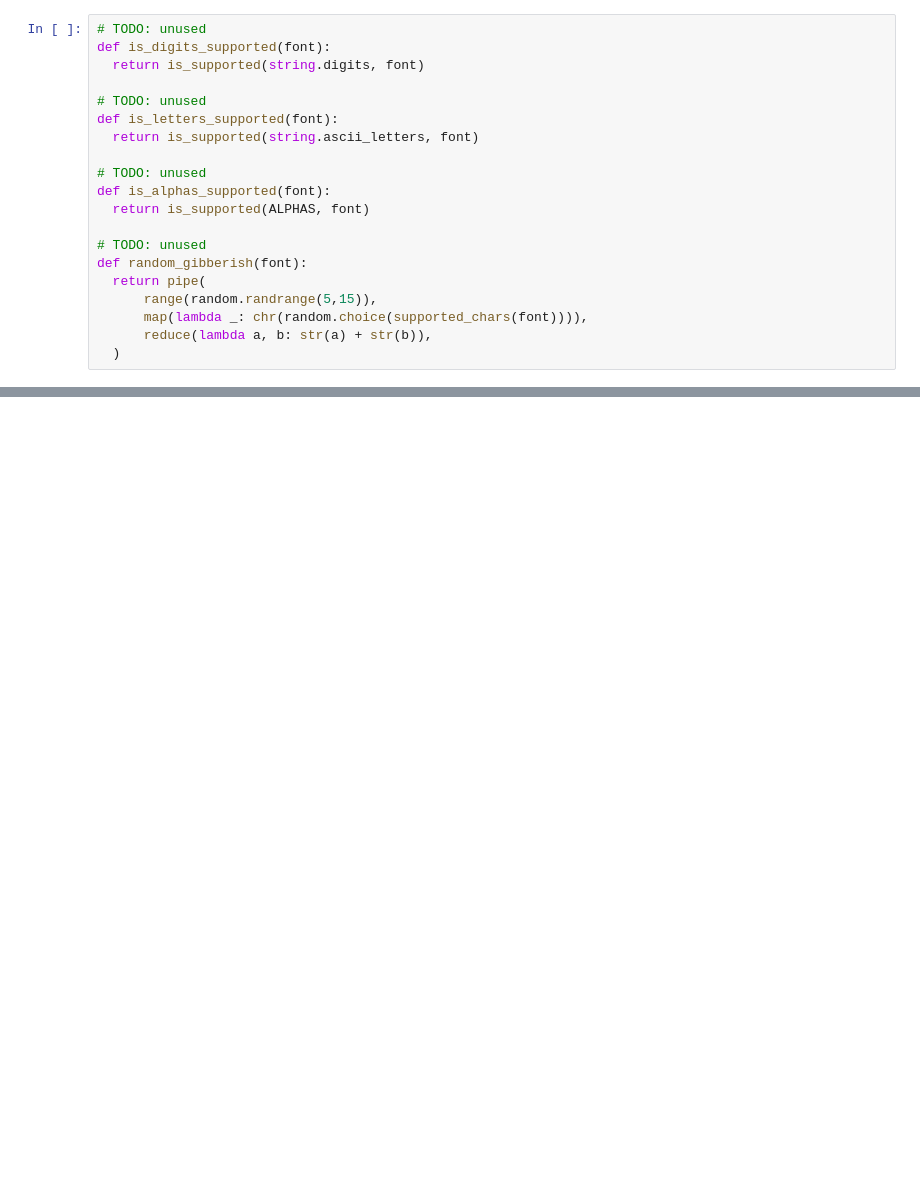
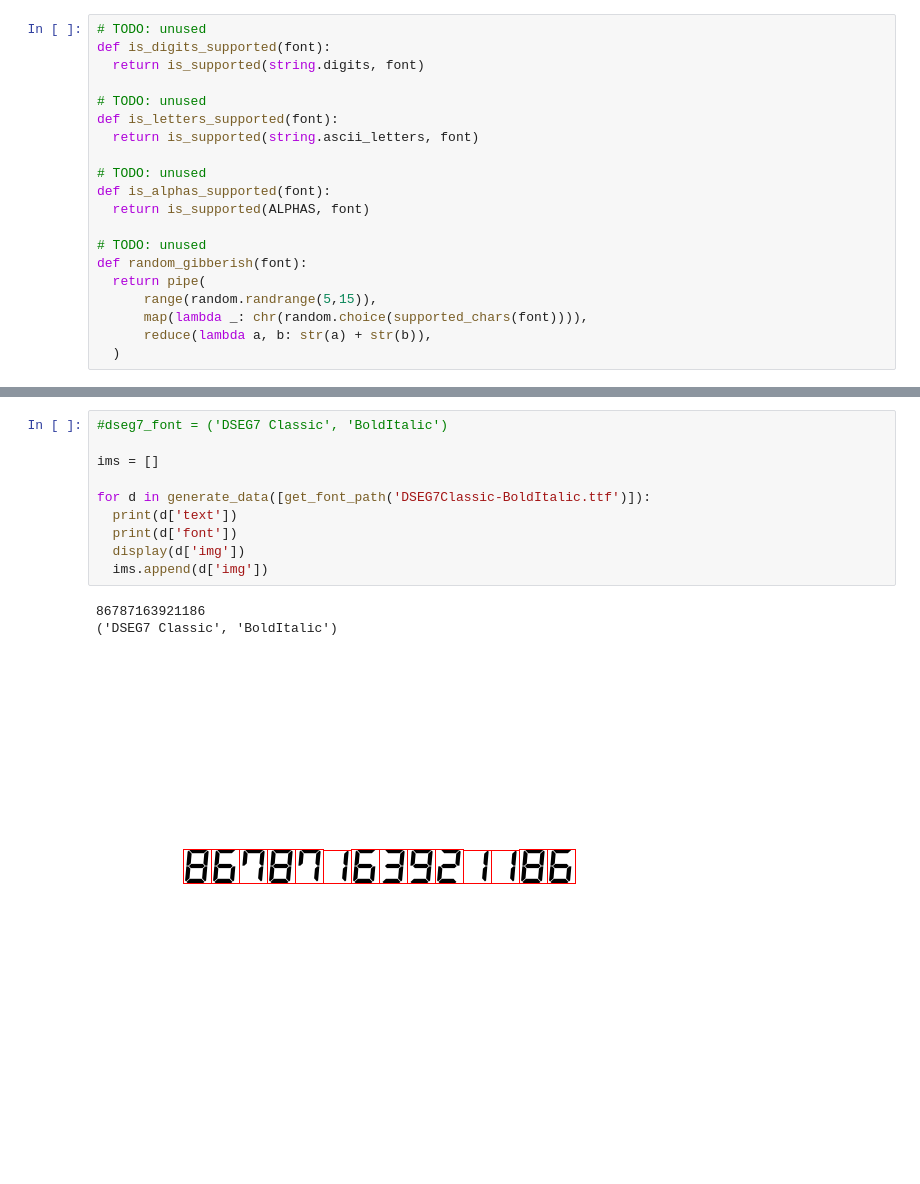
Before and after one commit to fatihkaan22/ocr-digital-display, a Jupyter notebook: synthetic-data-generation/create_dataset.ipynb, the cells around one changed output, grey strips where cells are left out. Saved outputs shown, nothing was run; the diff lists cells and outputs as text; blank space fills up the shorter version.

```diff
--- a/synthetic-data-generation/create_dataset.ipynb
+++ b/synthetic-data-generation/create_dataset.ipynb
@@ -147,0 +183,14 @@ messaging
+# %%
+#dseg7_font = ('DSEG7 Classic', 'BoldItalic')
+
+ims = []
+
+for d in generate_data([get_font_path('DSEG7Classic-BoldItalic.ttf')]):
+  print(d['text'])
+  print(d['font'])
+  display(d['img'])
+  ims.append(d['img'])
+# %% [output]
+86787163921186
+('DSEG7 Classic', 'BoldItalic')
+[figure, added]
```
Also changed, not shown: parts of 5 cells of this notebook.
